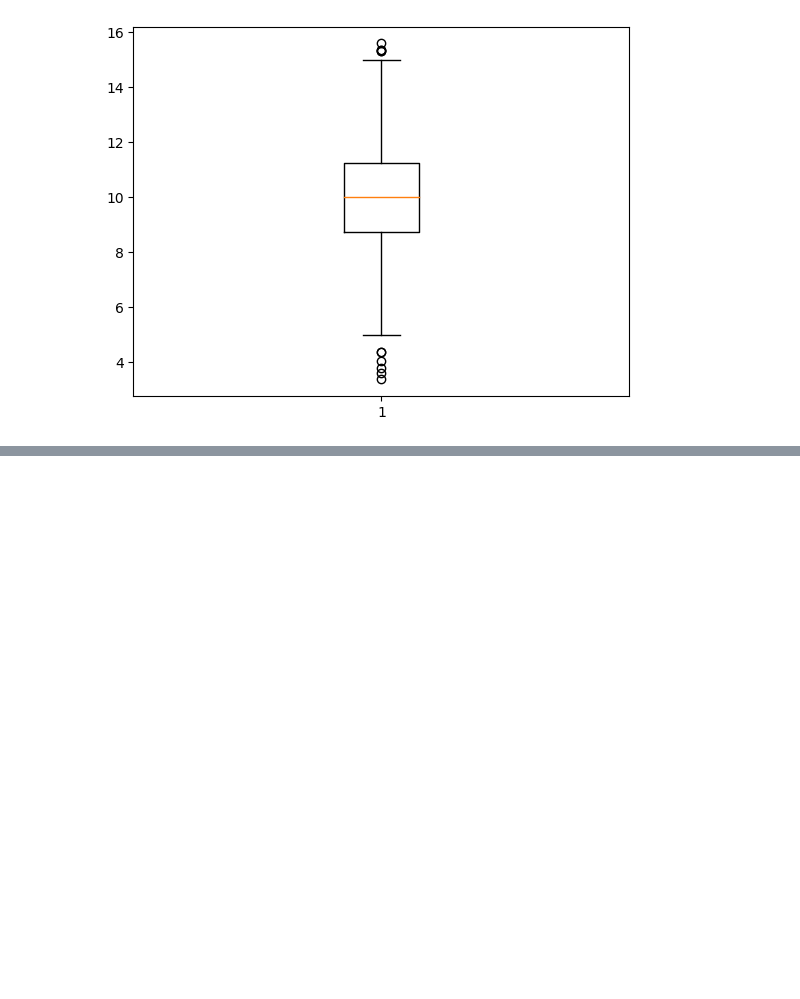
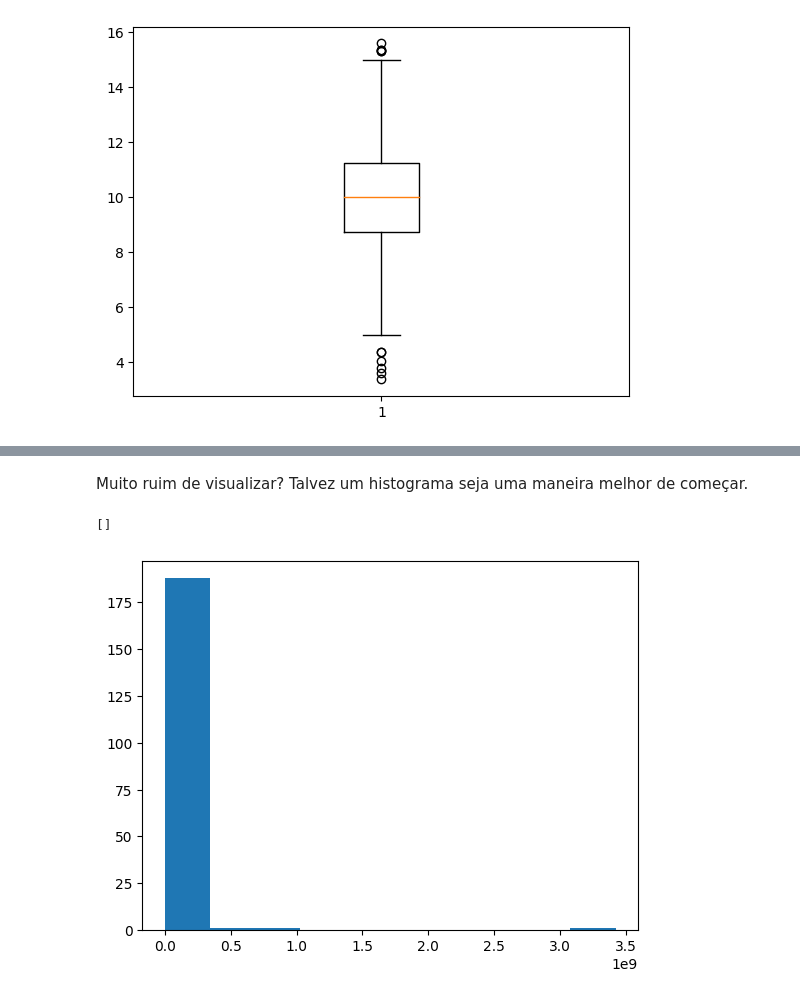
Before and after one commit to srigo-MO430/notebooks, a Jupyter notebook: Visualização de Dados.ipynb, the cells around one changed output, grey strips where cells are left out. Saved outputs shown, nothing was run; the diff lists cells and outputs as text; code cells hidden in the pictures; blank space fills up the shorter version.

Commit message:
Adicionando histograma e tipos de dados na Visualizacao

```diff
--- a/Visualização de Dados.ipynb
+++ b/Visualização de Dados.ipynb
@@ -286,0 +257,8 @@ plt.show()
+# %% [markdown]
+Muito ruim de visualizar? Talvez um histograma seja uma maneira melhor de começar.
+# %%
+plt.hist(internet16['Number of internet users (OWID based on WB & UN)'])
+plt.plot()
+# %% [output]
+[]
+[figure, added]
```
Also changed, not shown: parts of 28 cells of this notebook, 1 other file.
